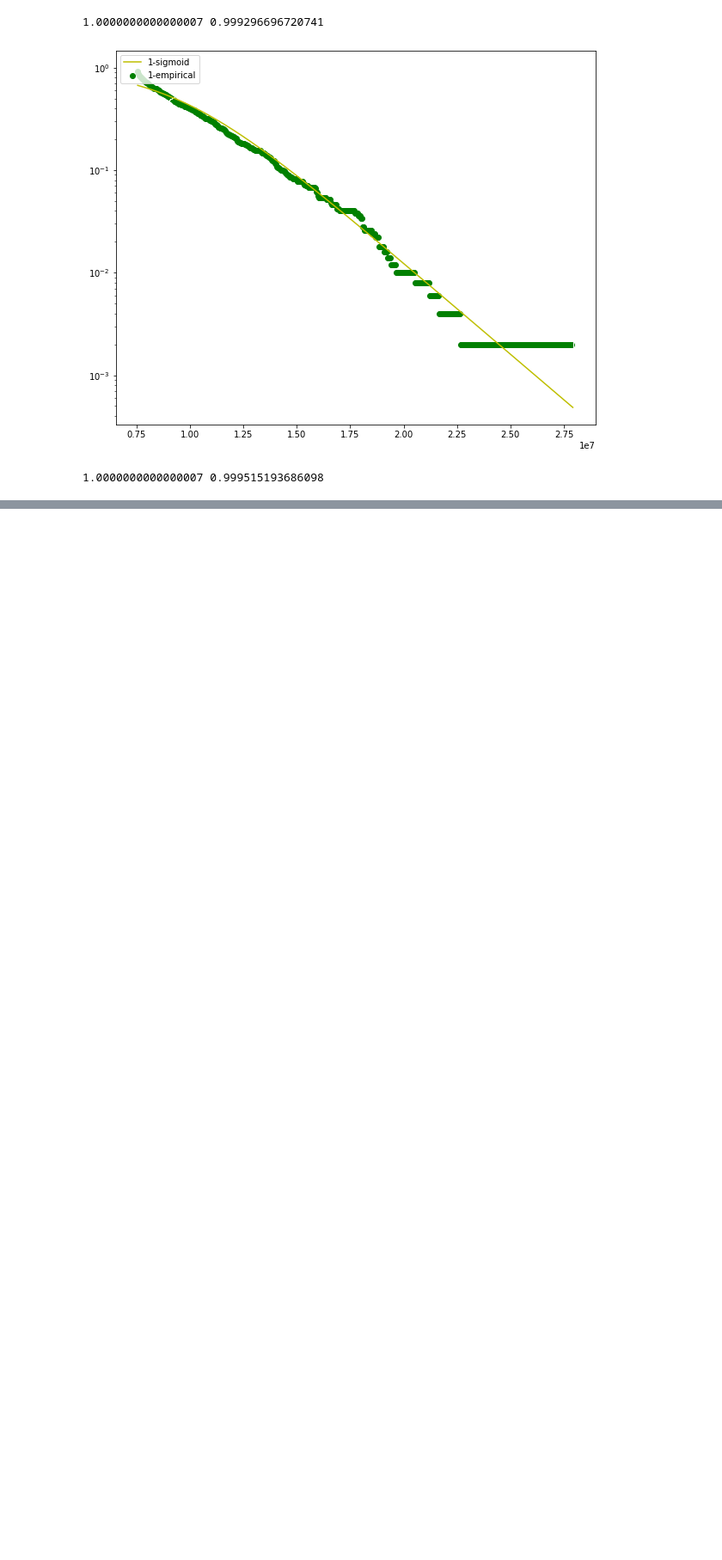
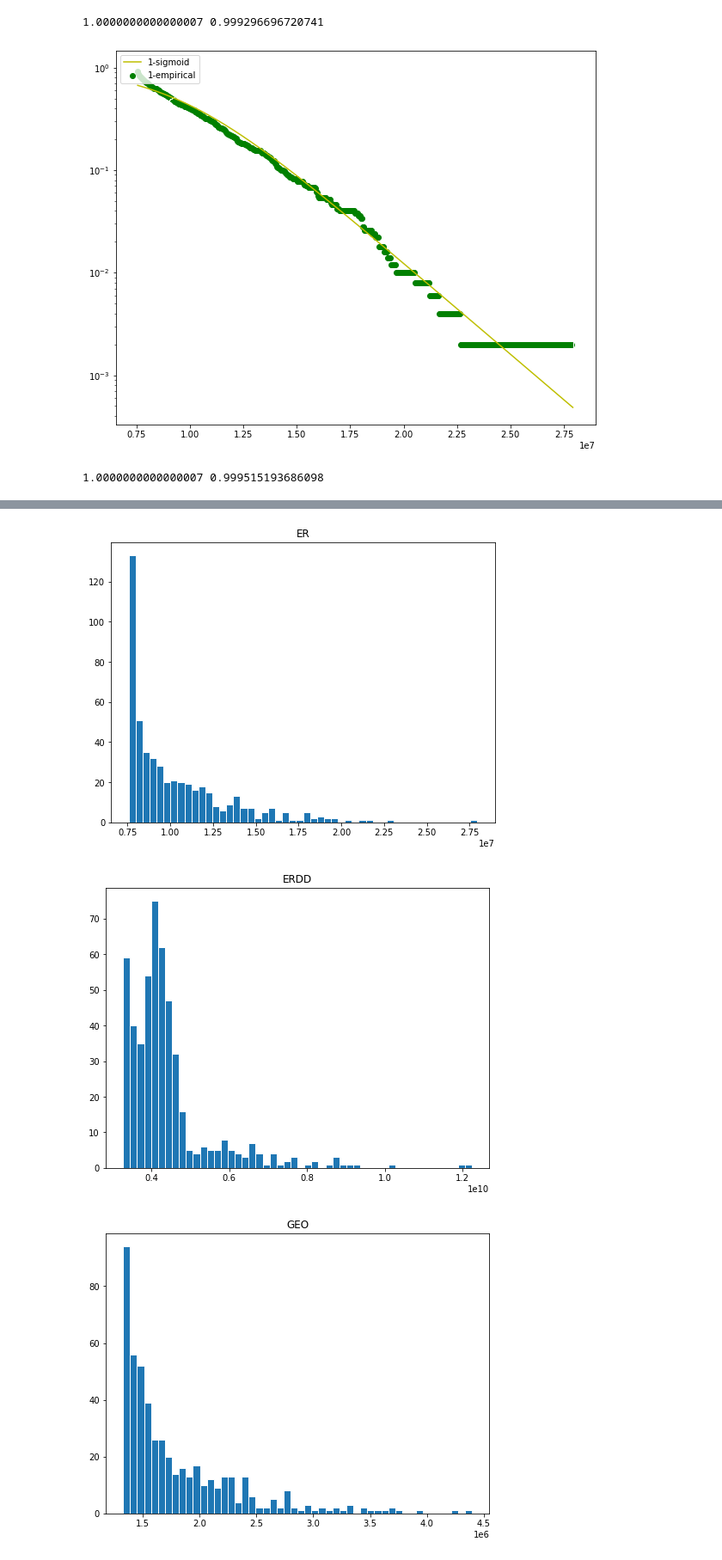
Before and after one commit to hayes-ML-with-PValues/Sigmoids, a Jupyter notebook: Sigmoid.ipynb, the cells around one changed output, grey strips where cells are left out. Shown: that part at 86% size. Saved outputs shown, nothing was run; the diff lists cells and outputs as text; code cells hidden in the pictures; blank space fills up the shorter version.

```diff
--- a/Sigmoid.ipynb
+++ b/Sigmoid.ipynb
@@ -11,2 +12,9 @@ from scipy.optimize import curve_fit
 # %%
 ER = np.genfromtxt(r"D:\file\Research\P-value\data\ATER")    # Generating array for empirical data from file.  ER has 499 data points
+ERDD = np.genfromtxt(r"D:\file\Research\P-value\data\ATERDD")
+GEO = np.genfromtxt(r"D:\file\Research\P-value\data\ATGEO")
+GEOGD = np.genfromtxt(r"D:\file\Research\P-value\data\ATGEOGD")
+HGG = np.genfromtxt(r"D:\file\Research\P-value\data\ATHGG")
+SF = np.genfromtxt(r"D:\file\Research\P-value\data\ATSF")
+SFDD = np.genfromtxt(r"D:\file\Research\P-value\data\ATSFDD")
+Sticky = np.genfromtxt(r"D:\file\Research\P-value\data\ATSticky")
@@ -147,0 +227,3 @@ print(MSE(y,y2))
+# %%
+data_list = [ER,ERDD,GEO,GEOGD,HGG,SF,SFDD,Sticky]      # all read-in empirical AT data
+data_name = ['ER','ERDD','GEO','GEOGD','HGG','SF','SFDD','Sticky']
@@ -147,0 +272,9 @@ print(MSE(y,y2))
+# %%
+# empirical NN
+for i in range(8):
+    NN = data_distance(data_list[i])
+    plot_data_distance(NN,data_name[i])
+# %% [output]
+[figure, added]
+[figure, added]
+[figure, added]
```
Also changed, not shown: parts of 26 cells of this notebook.
